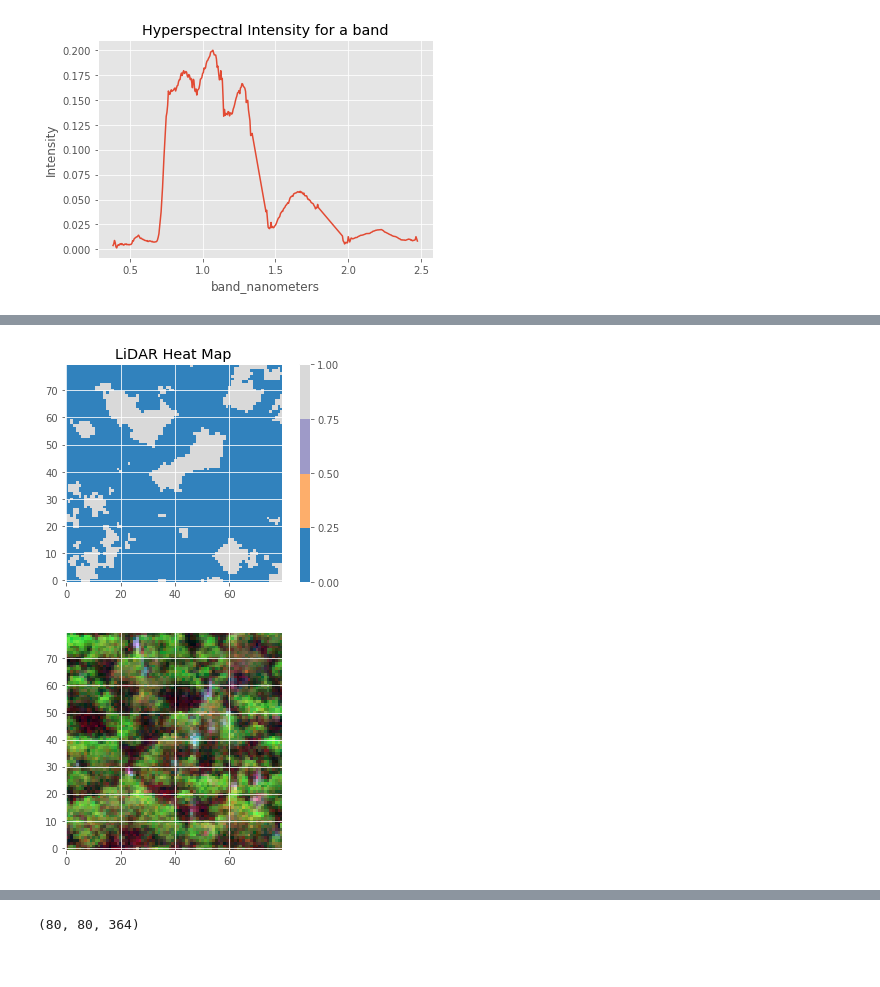
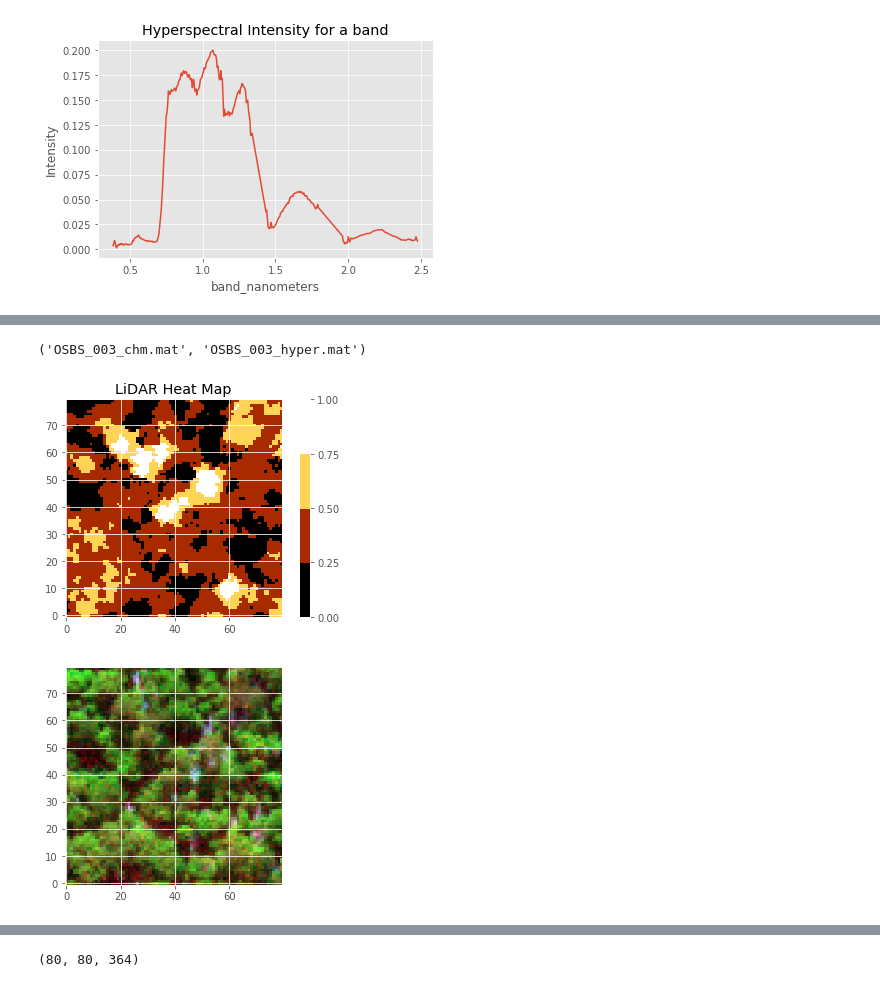
Before and after one commit to rachit-ranjan16/CrownSeg, a Jupyter notebook: Segmentation through Clustering.ipynb, the cells around one changed output, grey strips where cells are left out. Saved outputs shown, nothing was run; the diff lists cells and outputs as text; code cells hidden in the pictures.

```diff
--- a/Segmentation through Clustering.ipynb
+++ b/Segmentation through Clustering.ipynb
@@ -12,12 +12,15 @@ from configparser import ConfigParser
 from sklearn.cluster import KMeans, SpectralClustering
 from sklearn.decomposition import PCA
 from sklearn.mixture import GaussianMixture
+from configparser import ConfigParser
 import skfuzzy as skf
 import spectral as sp
 import shapefile as sf
 import pandas as pd
 import shapefile
 import cv2
+
+plt.style.use('ggplot')
 # %% [markdown]
 ### Getting Hyperspectral and LiDAR chm .mat files
 Ensure The dataset has been fetched and processed
@@ -64,7 +72,7 @@ hyper_files[2]
 ### Plotting Functions
 # %%
 def plot_chm(im):
-    cmap = cm.get_cmap('tab20c', 4)
+    cmap = cm.get_cmap('afmhot', 4)
     plt.imshow(im, cmap=cmap, vmin=0, vmax=1, origin='lower')
     plt.title("LiDAR Heat Map")
     plt.colorbar(ticks=np.linspace(0,1,5))
@@ -418,8 +404,13 @@ a
+# %%
+lidar_files[2], hyper_files[2]
+# %% [output]
+('OSBS_003_chm.mat', 'OSBS_003_hyper.mat')
 # %%
 another_lidar = loadmat(LIDAR_FOLDER_PATH + lidar_files[2])['image']
+another_hyper = loadmat(HYPER_FOLDER_PATH + hyper_files[2])['image']
 # %%
 plot_chm(another_lidar)
-plot_hyper(another_image)
+plot_hyper(another_hyper)
 # %% [output]
-[figure, old version]
+[figure, new version]
 [figure]
```
Also changed, not shown: parts of 33 cells of this notebook.
